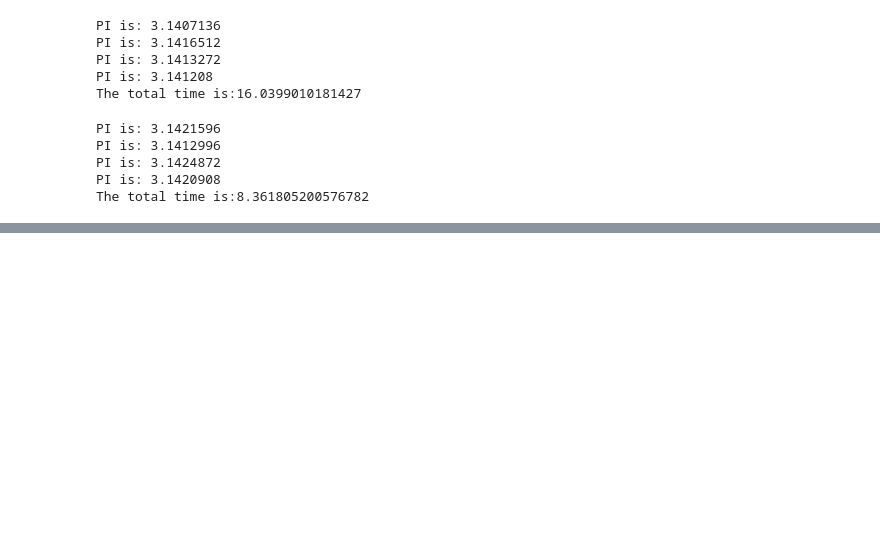
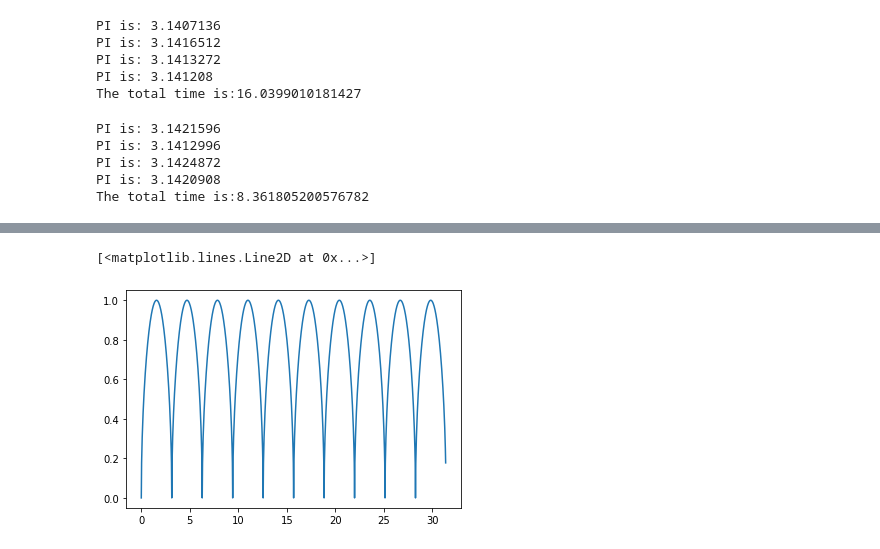
Before and after one commit to jinglong485/python-playground, a Jupyter notebook: mutilprocess.ipynb, the cells around one changed output, grey strips where cells are left out. Saved outputs shown, nothing was run; the diff lists cells and outputs as text; code cells hidden in the pictures; blank space fills up the shorter version.

```diff
--- a/mutilprocess.ipynb
+++ b/mutilprocess.ipynb
@@ -58,0 +81,7 @@ The total time is:8.361805200576782
+# %%
+y_sqrt = np.sqrt(y)
+# %%
+plt.plot(x,y_sqrt)
+# %% [output]
+[<matplotlib.lines.Line2D at 0x...>]
+[figure, added]
```
Also changed, not shown: parts of 9 cells of this notebook.
